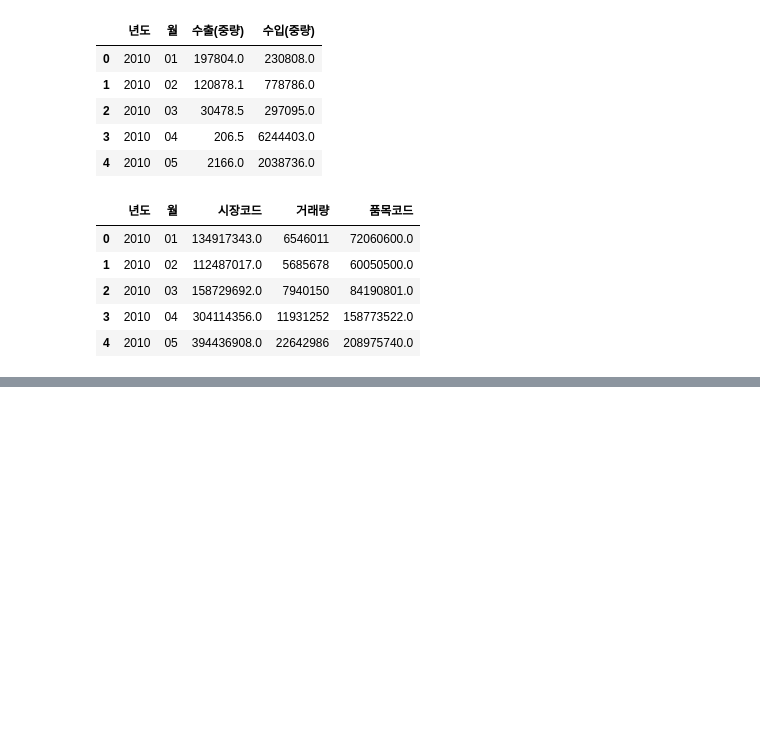
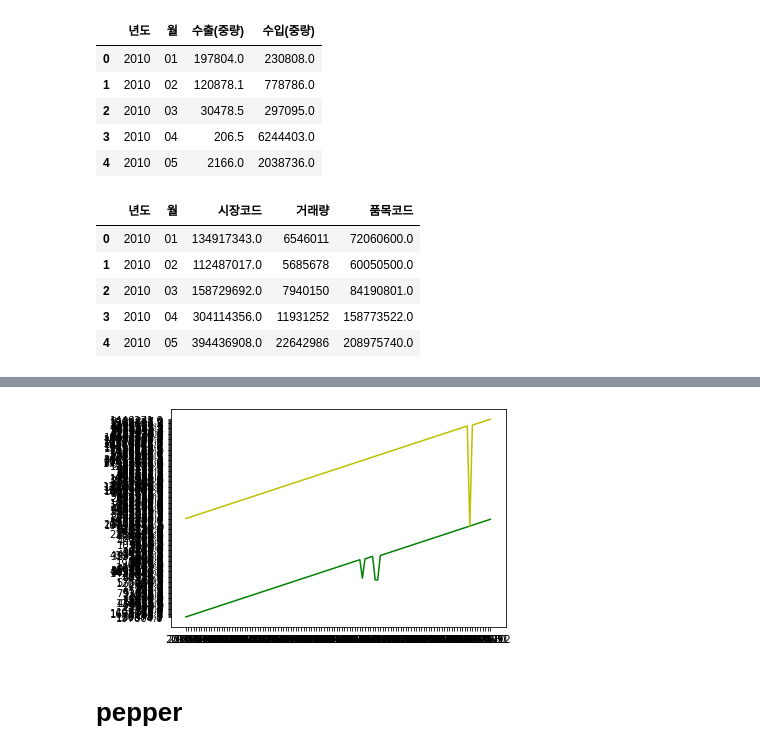
Before and after one commit to Ksejin/MJ_Capstone, a Jupyter notebook: analysis/price_predict.ipynb, the cells around one changed output, grey strips where cells are left out. Saved outputs shown, nothing was run; the diff lists cells and outputs as text; code cells hidden in the pictures; blank space fills up the shorter version.

```diff
--- a/analysis/price_predict.ipynb
+++ b/analysis/price_predict.ipynb
@@ -161,0 +186,8 @@ merged
+# %%
+plt.plot(x,y3,'g', label='export') # 수출
+plt.plot(x,y4,'y', label='import') # 수입
+plt.show()
+# %% [output]
+[figure, added]
+# %% [markdown]
+# pepper
```
Also changed, not shown: parts of 24 cells of this notebook, 5 other files.
